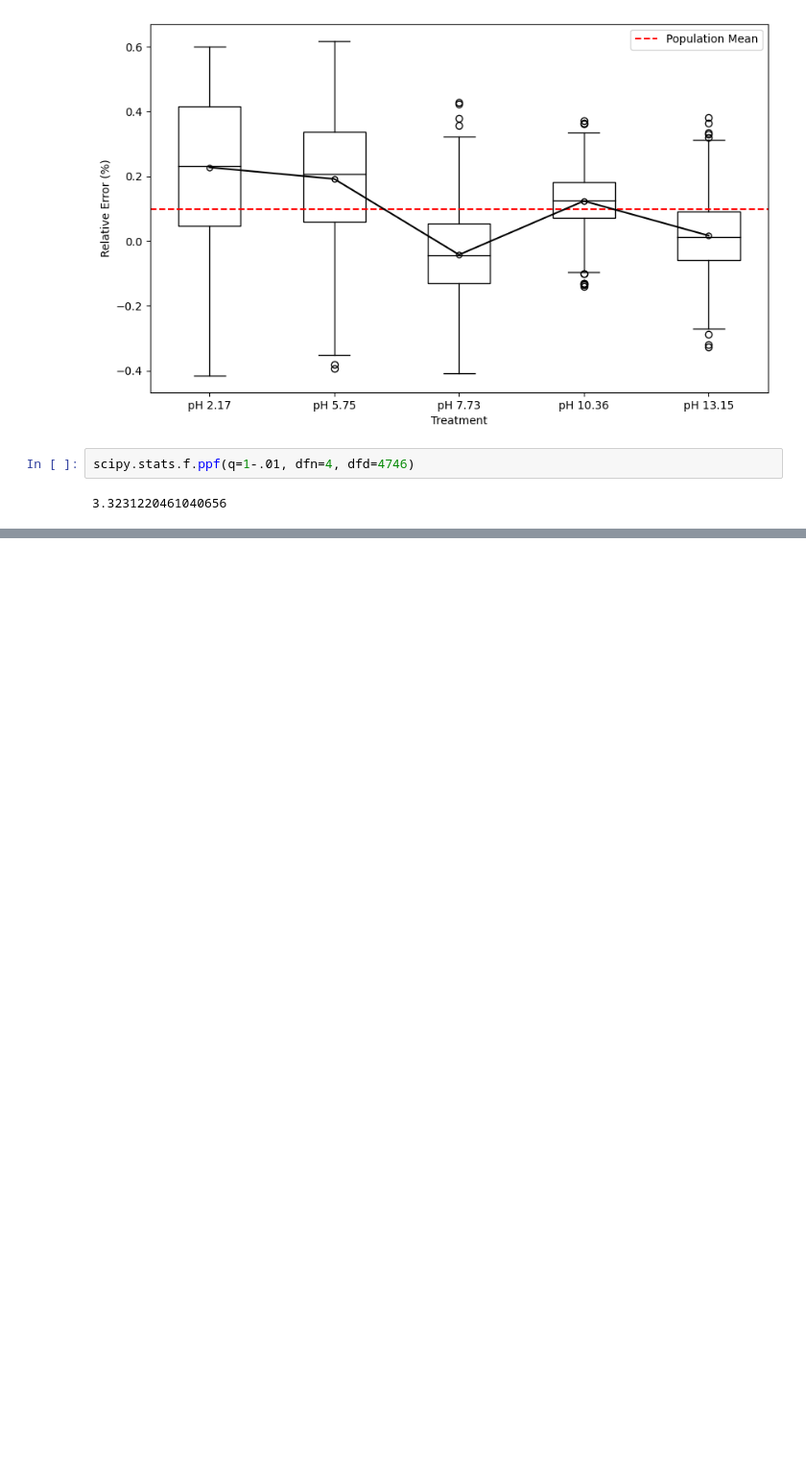
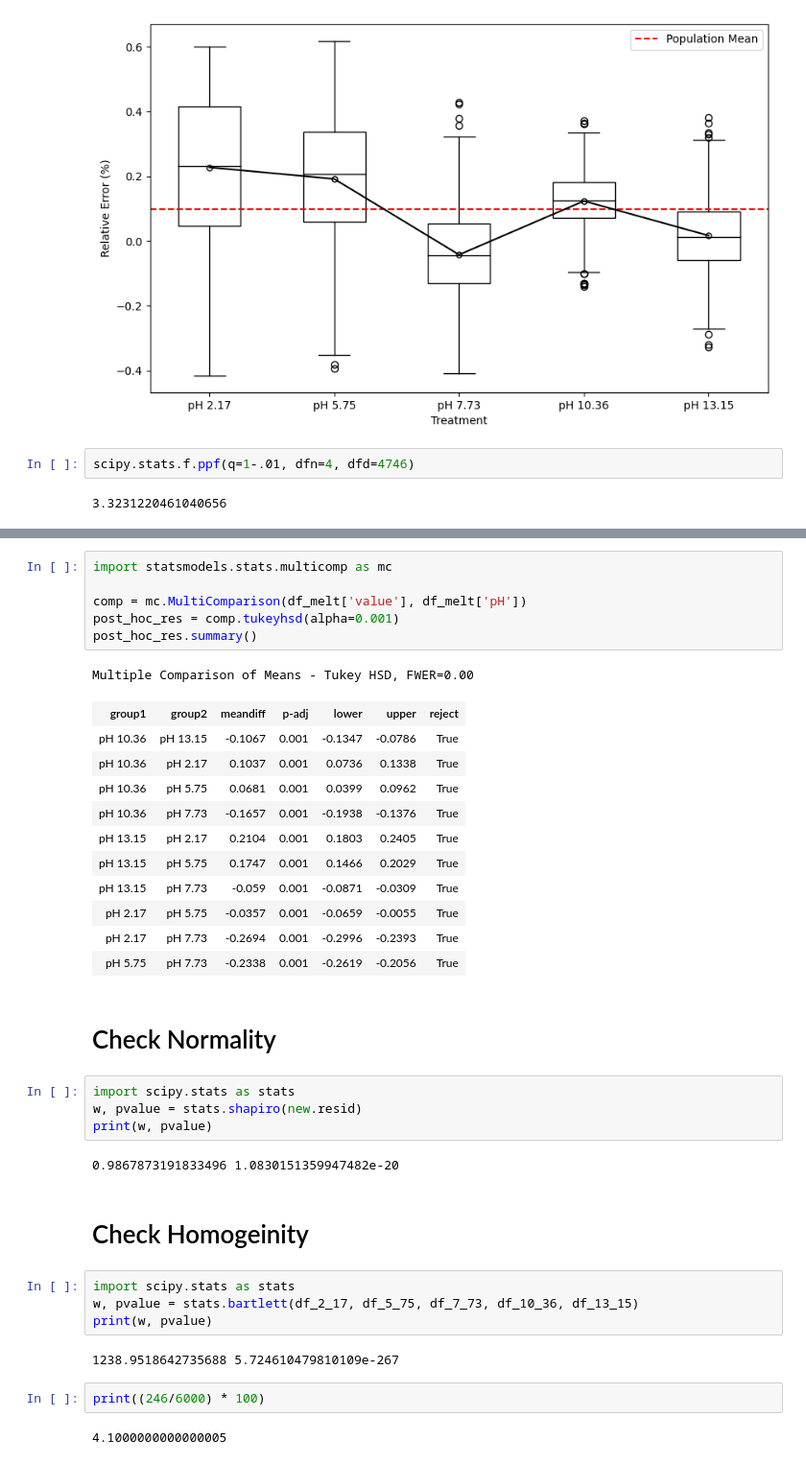
Before and after one commit to BiggusMaximus/Monitoring-IoT-Fish-Farm, a Jupyter notebook: Hardware/Stats/ANOVA.ipynb, the cells around one changed output, grey strips where cells are left out. Shown at 96% size. Saved outputs shown, nothing was run; the diff lists cells and outputs as text; blank space fills up the shorter version.

```diff
--- a/Hardware/Stats/ANOVA.ipynb
+++ b/Hardware/Stats/ANOVA.ipynb
@@ -92,0 +127,39 @@ scipy.stats.f.ppf(q=1-.01, dfn=4, dfd=4746)
+# %%
+import statsmodels.stats.multicomp as mc
+
+comp = mc.MultiComparison(df_melt['value'], df_melt['pH'])
+post_hoc_res = comp.tukeyhsd(alpha=0.001)
+post_hoc_res.summary()
+# %% [output]
+Multiple Comparison of Means - Tukey HSD, FWER=0.00
+| group1 | group2 | meandiff | p-adj | lower | upper | reject |
+| pH 10.36 | pH 13.15 | -0.1067 | 0.001 | -0.1347 | -0.0786 | True |
+| pH 10.36 | pH 2.17 | 0.1037 | 0.001 | 0.0736 | 0.1338 | True |
+| pH 10.36 | pH 5.75 | 0.0681 | 0.001 | 0.0399 | 0.0962 | True |
+| pH 10.36 | pH 7.73 | -0.1657 | 0.001 | -0.1938 | -0.1376 | True |
+| pH 13.15 | pH 2.17 | 0.2104 | 0.001 | 0.1803 | 0.2405 | True |
+| pH 13.15 | pH 5.75 | 0.1747 | 0.001 | 0.1466 | 0.2029 | True |
+| pH 13.15 | pH 7.73 | -0.059 | 0.001 | -0.0871 | -0.0309 | True |
+| pH 2.17 | pH 5.75 | -0.0357 | 0.001 | -0.0659 | -0.0055 | True |
+| pH 2.17 | pH 7.73 | -0.2694 | 0.001 | -0.2996 | -0.2393 | True |
+| pH 5.75 | pH 7.73 | -0.2338 | 0.001 | -0.2619 | -0.2056 | True |
+# %% [markdown]
+# Check Normality
+# %%
+import scipy.stats as stats
+w, pvalue = stats.shapiro(new.resid)
+print(w, pvalue)
+# %% [output]
+0.9867873191833496 1.0830151359947482e-20
+# %% [markdown]
+# Check Homogeinity
+# %%
+import scipy.stats as stats
+w, pvalue = stats.bartlett(df_2_17, df_5_75, df_7_73, df_10_36, df_13_15)
+print(w, pvalue)
+# %% [output]
+1238.9518642735688 5.724610479810109e-267
+# %%
+print((246/6000) * 100)
+# %% [output]
+4.1000000000000005
```
Also changed, not shown: parts of 2 cells of this notebook, 5 other files.
